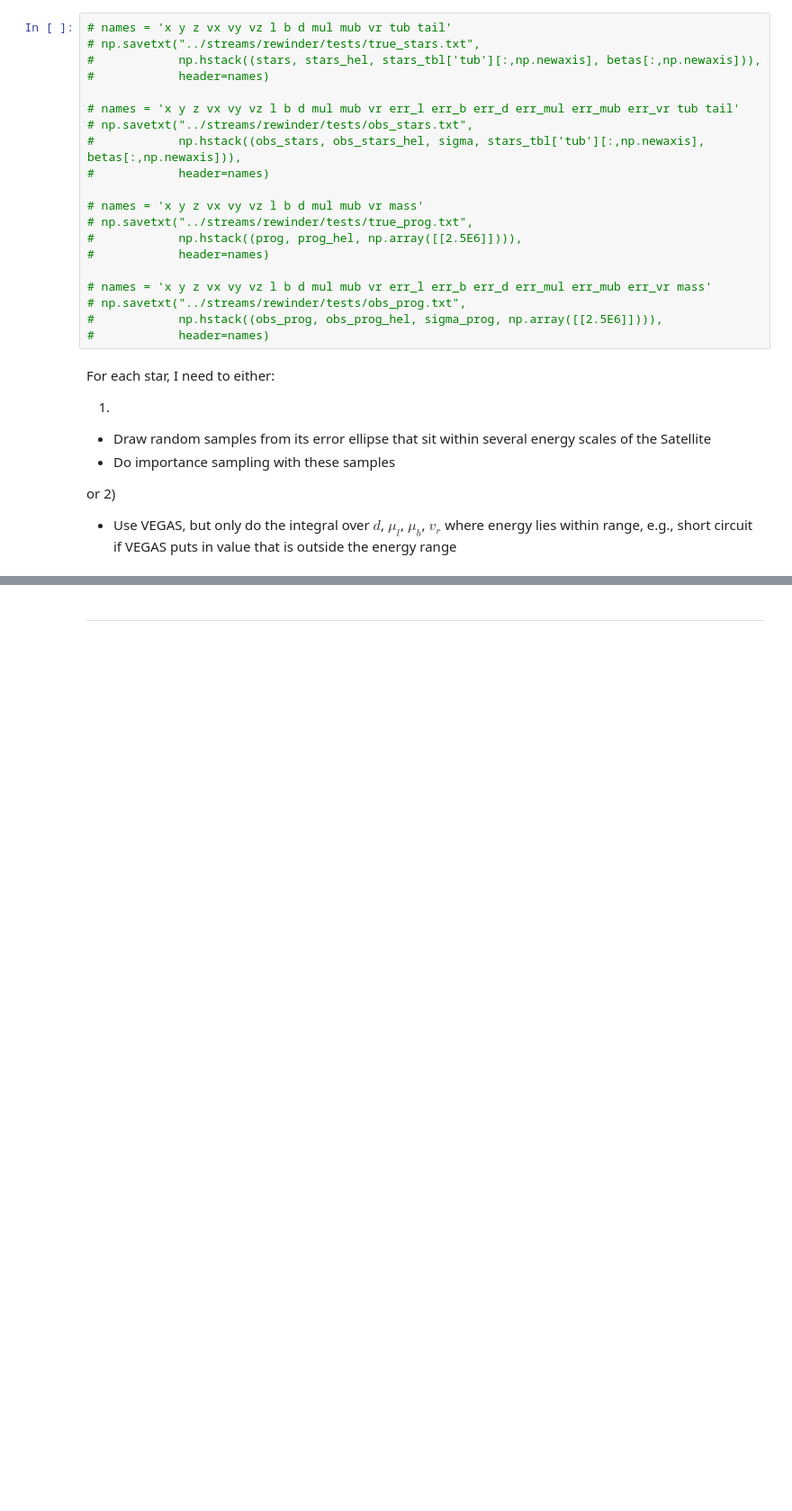
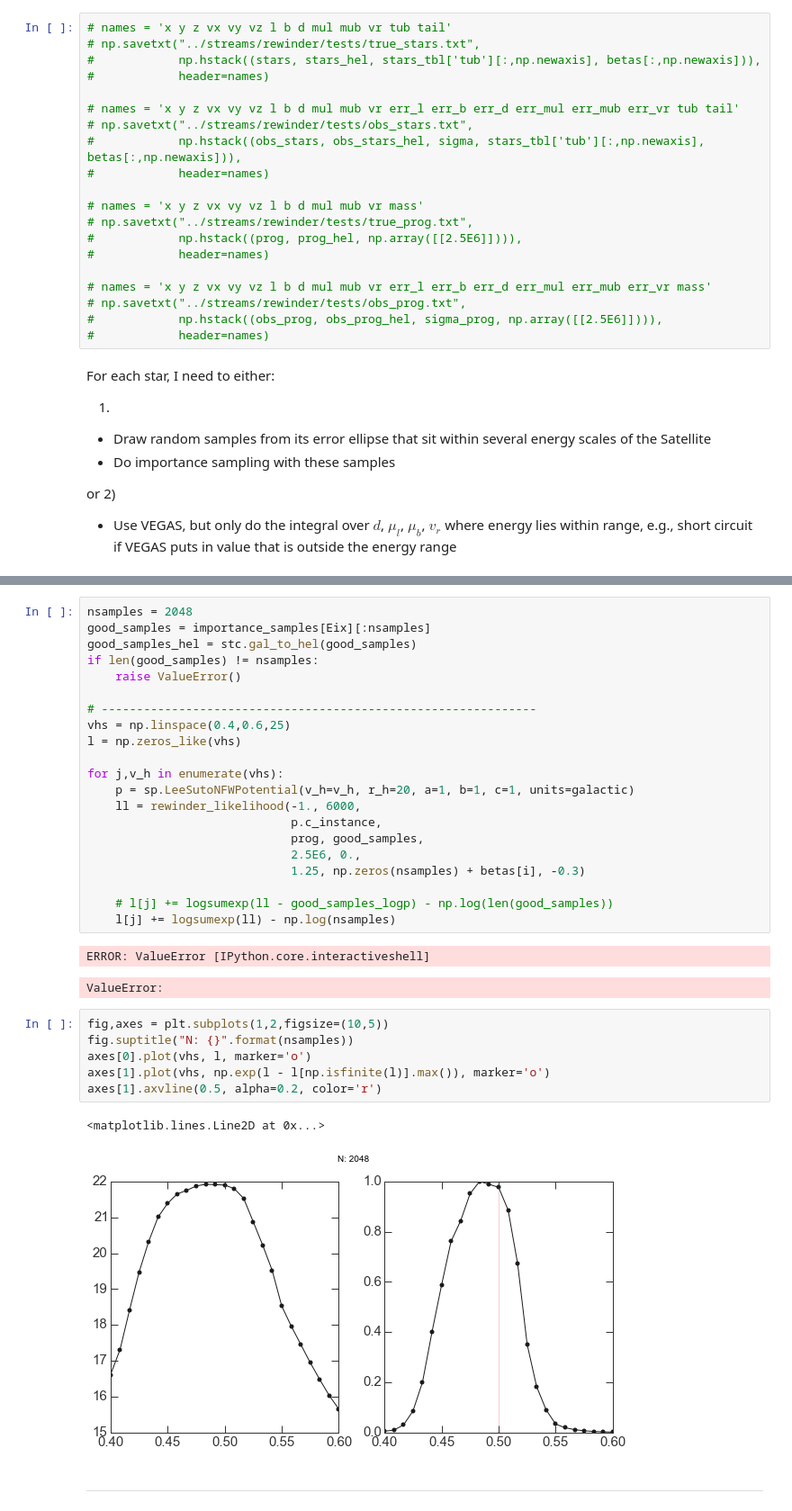
Before and after one commit to adrn/streams, a Jupyter notebook: notebooks/Restrict to energy scale.ipynb, the cells around one changed output, grey strips where cells are left out. Shown at 90% size. Cells and saved outputs as stored; diff of their text form; blank space fills up the shorter version.

```diff
--- a/notebooks/Restrict to energy scale.ipynb
+++ b/notebooks/Restrict to energy scale.ipynb
@@ -362,3 +358,36 @@ TypeError: rewinder_likelihood() takes exactly 10 positional arguments (11 given
+# %%
+nsamples = 2048
+good_samples = importance_samples[Eix][:nsamples]
+good_samples_hel = stc.gal_to_hel(good_samples)
+if len(good_samples) != nsamples:
+    raise ValueError()
+
+# --------------------------------------------------------------
+vhs = np.linspace(0.4,0.6,25)
+l = np.zeros_like(vhs)
+
+for j,v_h in enumerate(vhs):
+    p = sp.LeeSutoNFWPotential(v_h=v_h, r_h=20, a=1, b=1, c=1, units=galactic)
+    ll = rewinder_likelihood(-1., 6000,
+                             p.c_instance,
+                             prog, good_samples,
+                             2.5E6, 0.,
+                             1.25, np.zeros(nsamples) + betas[i], -0.3)
+
+    # l[j] += logsumexp(ll - good_samples_logp) - np.log(len(good_samples))
+    l[j] += logsumexp(ll) - np.log(nsamples)
+# %% [output]
+ERROR: ValueError [IPython.core.interactiveshell]
+ValueError:
+# %%
+fig,axes = plt.subplots(1,2,figsize=(10,5))
+fig.suptitle("N: {}".format(nsamples))
+axes[0].plot(vhs, l, marker='o')
+axes[1].plot(vhs, np.exp(l - l[np.isfinite(l)].max()), marker='o')
+axes[1].axvline(0.5, alpha=0.2, color='r')
+# %% [output]
+<matplotlib.lines.Line2D at 0x...>
+[figure, added]
 # %% [markdown]
 ---
 # %%
```
Also changed, not shown: parts of 16 cells of this notebook.
